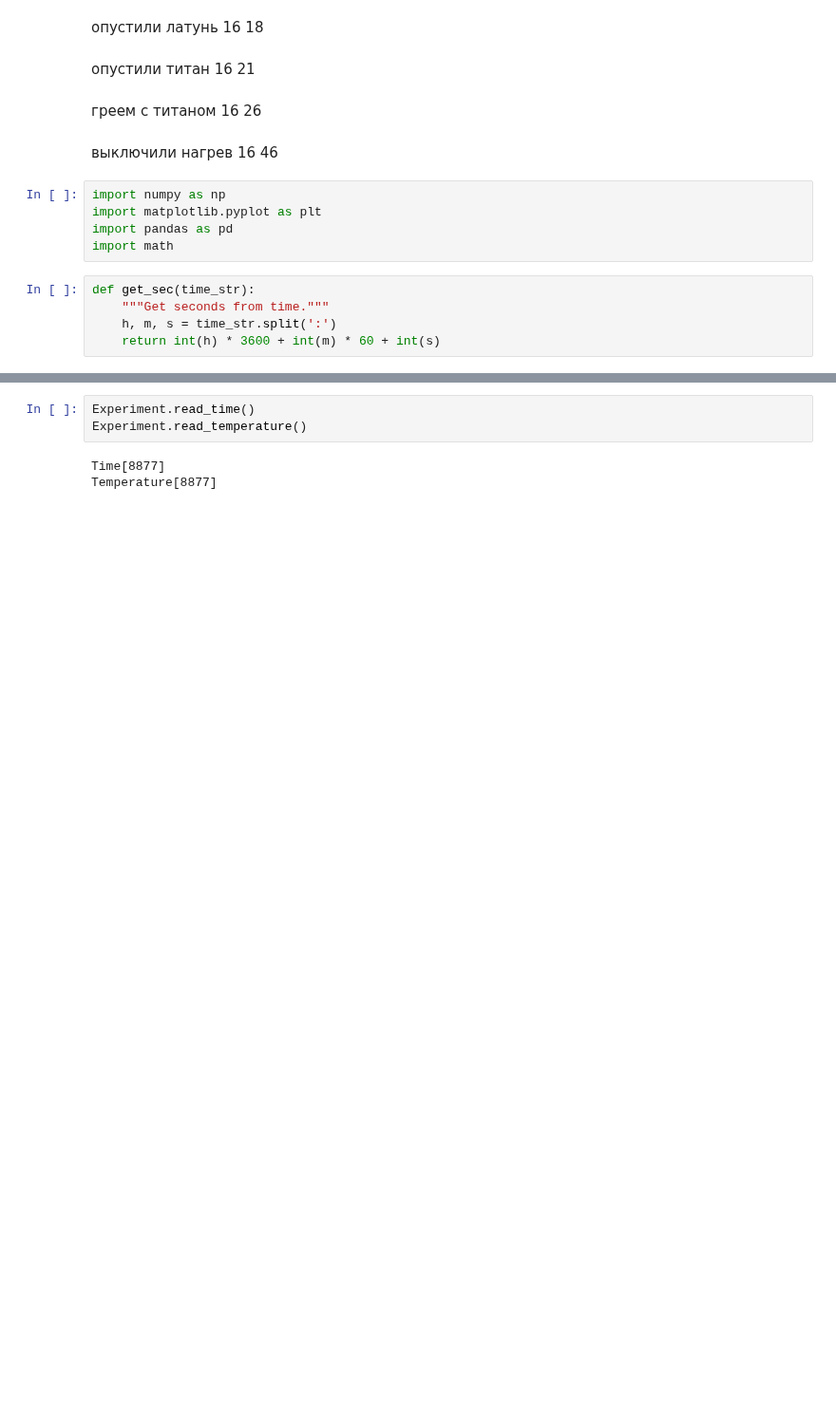
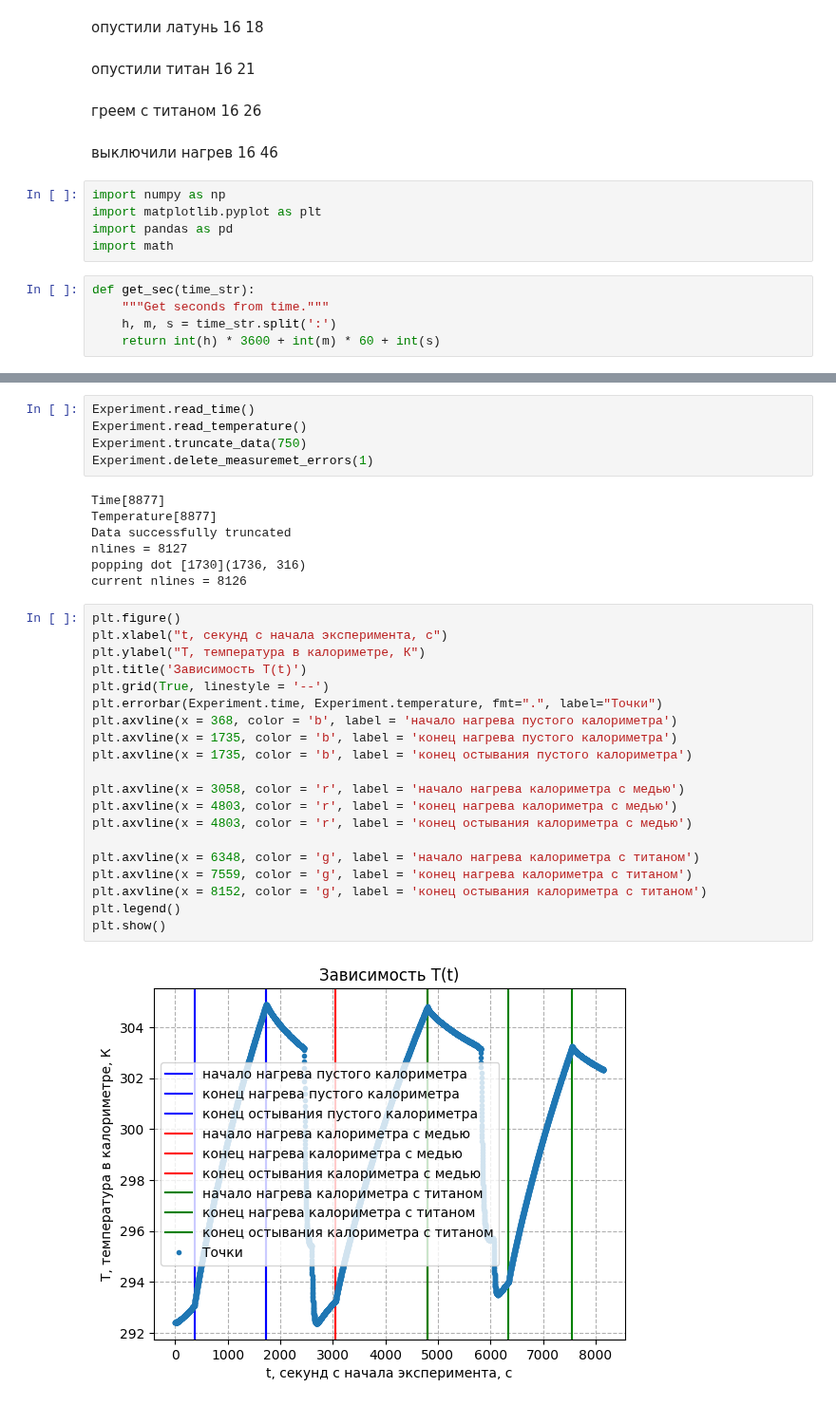
Before and after one commit to UjeNeTORT/labs, a Jupyter notebook: sem_2/2.1.4/laba.ipynb, the cells around one changed output, grey strips where cells are left out. Shown at 95% size. Drawn from its saved outputs; the diff is of its cells as text; blank space fills up the shorter version.

Commit message:
graphs

```diff
--- a/sem_2/2.1.4/laba.ipynb
+++ b/sem_2/2.1.4/laba.ipynb
@@ -63,6 +85,34 @@ Class initialized (nlines = 8878)
 # %%
 Experiment.read_time()
 Experiment.read_temperature()
+Experiment.truncate_data(750)
+Experiment.delete_measuremet_errors(1)
 # %% [output]
 Time[8877]
 Temperature[8877]
+Data successfully truncated
+nlines = 8127
+popping dot [1730](1736, 316)
+current nlines = 8126
+# %%
+plt.figure()
+plt.xlabel("t, секунд с начала эксперимента, с")
+plt.ylabel("Т, температура в калориметре, К")
+plt.title('Зависимость Т(t)')
+plt.grid(True, linestyle = '--')
+plt.errorbar(Experiment.time, Experiment.temperature, fmt=".", label="Точки")
+plt.axvline(x = 368, color = 'b', label = 'начало нагрева пустого калориметра')
+plt.axvline(x = 1735, color = 'b', label = 'конец нагрева пустого калориметра')
+plt.axvline(x = 1735, color = 'b', label = 'конец остывания пустого калориметра')
+
+plt.axvline(x = 3058, color = 'r', label = 'начало нагрева калориметра с медью')
+plt.axvline(x = 4803, color = 'r', label = 'конец нагрева калориметра с медью')
+plt.axvline(x = 4803, color = 'r', label = 'конец остывания калориметра с медью')
+
+plt.axvline(x = 6348, color = 'g', label = 'начало нагрева калориметра с титаном')
+plt.axvline(x = 7559, color = 'g', label = 'конец нагрева калориметра с титаном')
+plt.axvline(x = 8152, color = 'g', label = 'конец остывания калориметра с титаном')
+plt.legend()
+plt.show()
+# %% [output]
+[figure, added]
```
Also changed, not shown: parts of 2 cells of this notebook, 1 other file.
